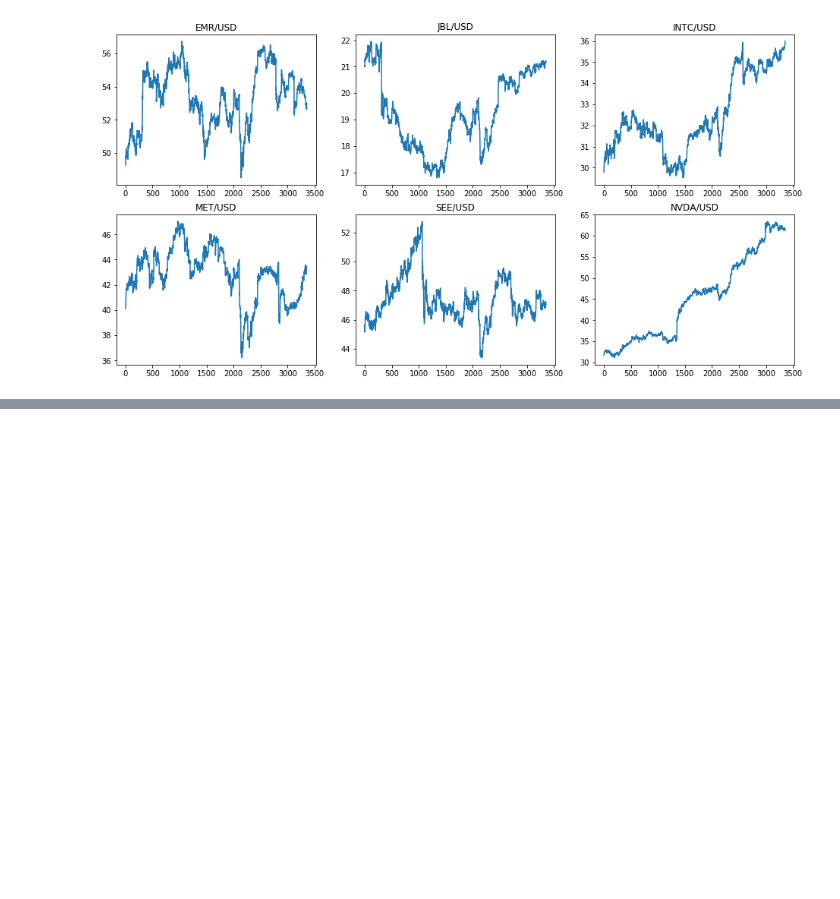
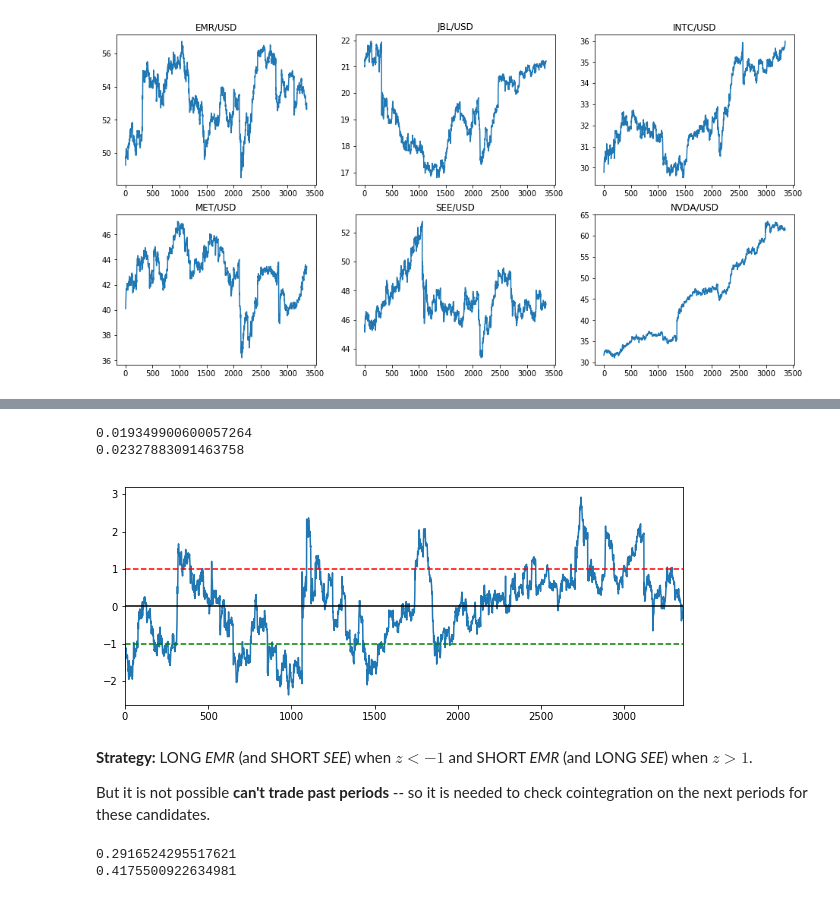
Before and after one commit to snp600/trading-alchemy, a Jupyter notebook: backtesting/demo.ipynb, the cells around one changed output, grey strips where cells are left out. Saved outputs shown, nothing was run; the diff lists cells and outputs as text; code cells hidden in the pictures; blank space fills up the shorter version.

```diff
--- a/backtesting/demo.ipynb
+++ b/backtesting/demo.ipynb
@@ -348,0 +316,41 @@ trade_everything(dfs, stoploss=0.05, takeprofit=0.08)
+# %%
+print(coint(df_emr['open'].values, df_see['open'].values)[1]) #p-value
+print(coint(df_intc['open'].values, df_lrcx['open'].values)[1]) #p-value
+#correct
+# %% [output]
+0.019349900600057264
+0.02327883091463758
+# %%
+ratios = df_emr['open'] / df_see['open']
+zscore = (ratios - ratios.mean()) / np.std(ratios)
+zscore.plot()
+plt.axhline(zscore.mean(), color='black')
+plt.axhline(1.0, color='red', linestyle='--')
+plt.axhline(-1.0, color='green', linestyle='--')
+plt.show()
+# %% [output]
+[figure, added]
+# %% [markdown]
+**Strategy:**
+    LONG *EMR* (and SHORT *SEE*) when $z<-1$ and SHORT *EMR* (and LONG *SEE*) when $z>1$.
+
+But it is not possible **can't trade past periods** -- so it is needed to check cointegration on the next periods for these candidates.
+# %%
+df_emr_next = crop(pd.read_csv(PATH_TO_DATA + "EMR.csv", sep=','),
+                    start='2016-09-01 10:00:00',
+                    end='2017-03-01 10:00:00')
+df_see_next = crop(pd.read_csv(PATH_TO_DATA + "SEE.csv", sep=','),
+                    start='2016-09-01 10:00:00',
+                    end='2017-03-01 11:15:00')
+df_intc_next = crop(pd.read_csv(PATH_TO_DATA + "INTC.csv", sep=','),
+                    start='2016-09-01 10:00:00',
+                    end='2017-03-01 10:00:00')
+df_lrcx_next = crop(pd.read_csv(PATH_TO_DATA + "LRCX.csv", sep=','),
+                    start='2016-09-01 10:00:00',
+                    end='2017-03-01 11:15:00')
+df_see_next = df_see_next[:3189]
+print(coint(df_emr_next['open'].values, df_see_next['open'].values)[1])
+print(coint(df_intc_next['open'].values, df_lrcx_next['open'].values)[1])
+# %% [output]
+0.2916524295517621
+0.4175500922634981
```
Also changed, not shown: parts of 59 cells of this notebook.
